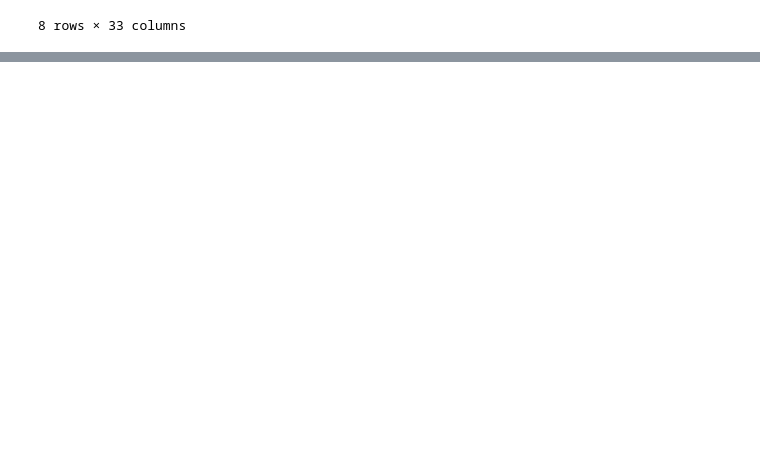
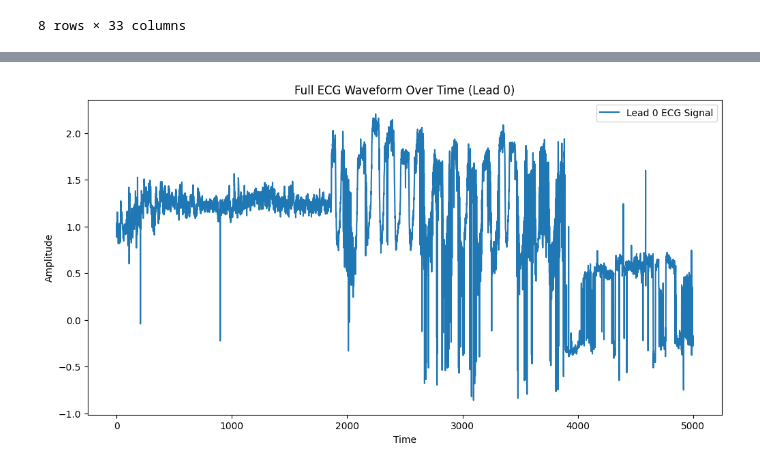
Before and after one commit to sbharadwaj5/cardiac_arrythmia_modelling_simulation, a Jupyter notebook: data_processing.ipynb, the cells around one changed output, grey strips where cells are left out. Cells and saved outputs as stored; diff of their text form; code cells hidden in the pictures; blank space fills up the shorter version.

```diff
--- a/data_processing.ipynb
+++ b/data_processing.ipynb
@@ -62,0 +54,11 @@ plt.show()
+# %%
+# Plotting a longer ECG signal to capture full heartbeats
+plt.figure(figsize=(12, 6))
+plt.plot(mit_bih_df.index[:5000], mit_bih_df['0_rPeak'][:5000], label='Lead 0 ECG Signal')
+plt.title('Full ECG Waveform Over Time (Lead 0)')
+plt.xlabel('Time')
+plt.ylabel('Amplitude')
+plt.legend()
+plt.show()
+# %% [output]
+[figure, added]
```
Also changed, not shown: parts of 17 cells of this notebook.
